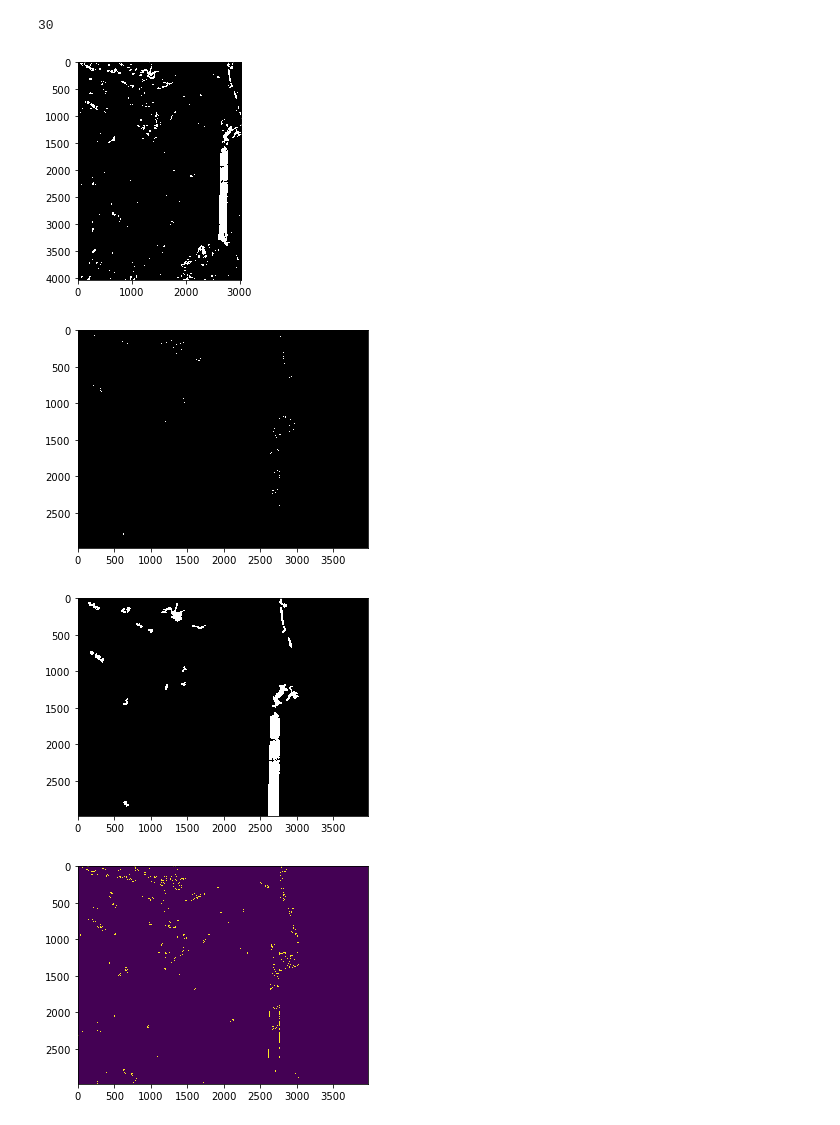
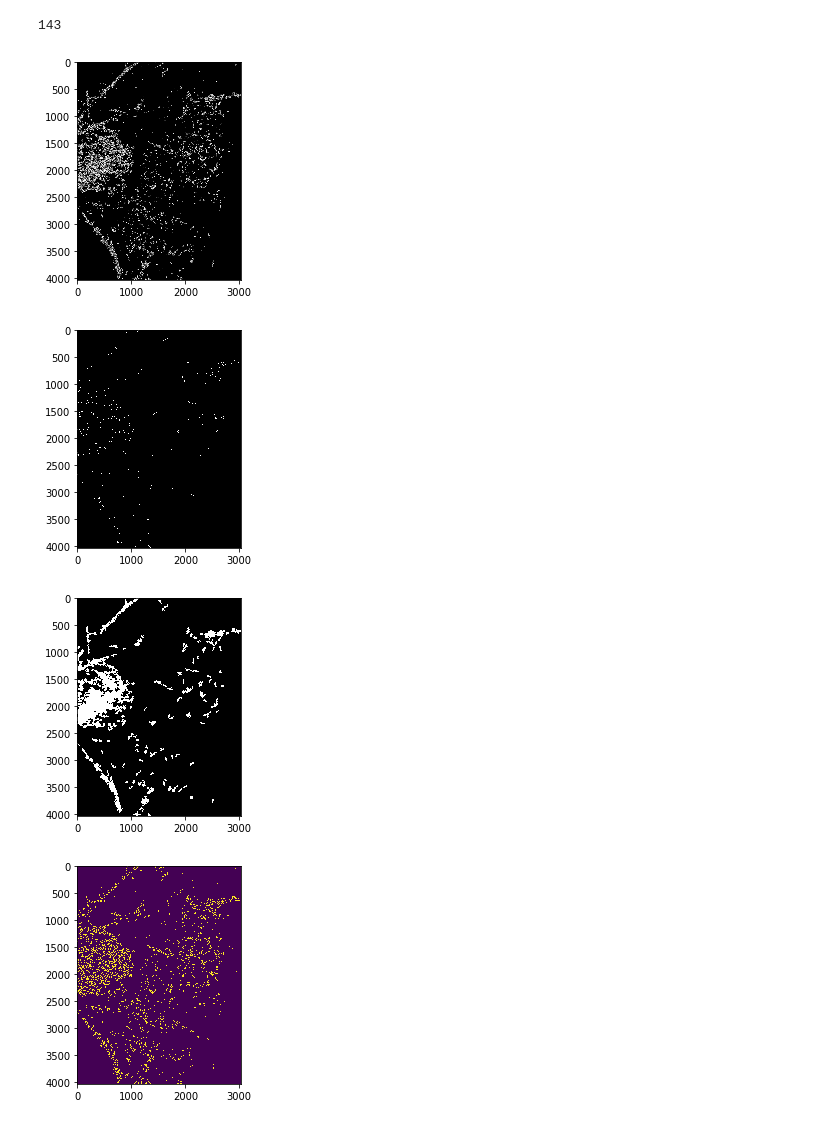
Before and after one commit to linjianxiang/Ground_fuel, a Jupyter notebook: dead_wood_rm_white.ipynb, the cells around one changed output. Drawn from its saved outputs; the diff is of its cells as text; code cells hidden in the pictures.

Commit message:
wood seems done

```diff
--- a/dead_wood_rm_white.ipynb
+++ b/dead_wood_rm_white.ipynb
@@ -20,8 +20,8 @@ def midpoint(ptA, ptB):
 # load the image, convert it to grayscale, and blur it slightly
 # image = cv2.imread(args["image"])
 # image = cv2.imread('ground-fuel-example3.jpg')
-# image = cv2.imread('19-PM42253411-4Da.jpg')
-image = cv2.imread('19-PM42123427-2Df.jpg')
+image = cv2.imread('19-PM42563430-4De.jpg')
+# image = cv2.imread('19-PM42123427-1Da.jpg')
 dx,dy,dc = image.shape
 
 red_channel = image.copy()
@@ -97,7 +131,7 @@ TypeError: Image data of dtype object cannot be converted to float
 # %%
 # perform threshold detection, then perform amorephology open and close
 
-ret,img = cv2.threshold(gray, 230, 255,0)
+ret,img = cv2.threshold(gray, 200, 255,0)
 # img = cv2.adaptiveThreshold(gray,255,cv2.ADAPTIVE_THRESH_GAUSSIAN_C,cv2.THRESH_BINARY,11,2)
 plt.imshow(img,'gray')
 plt.show()
@@ -193,0 +265,22 @@ plt.show()
+# %%
+image = wood_pre.copy()
+gray = cv2.cvtColor(image, cv2.COLOR_RGB2GRAY)
+gray = cv2.GaussianBlur(gray, (3, 3), cv2.THRESH_BINARY)
+# gray = cv2.equalizeHist(gray)
+plt.imshow(gray,'gray')
+plt.show()
+
+img_bw = gray.copy()
+
+se1 = cv2.getStructuringElement(cv2.MORPH_RECT, (15,15))
+se2 = cv2.getStructuringElement(cv2.MORPH_RECT, (2,2))
+
+mask = cv2.morphologyEx(img_bw, cv2.MORPH_OPEN, se1)
+out = gray * mask
+plt.imshow(out,'gray')
+plt.show()
+
+# mask = cv2.morphologyEx(mask, cv2.MORPH_CLOSE, se2)
+# out = img * mask
+plt.imshow(out,'gray')
+plt.show()
@@ -194,36 +358,34 @@ plt.show()
 # %%
 test = np.zeros((dx, dy),dtype=np.uint8)
 filled = np.zeros((dx, dy),dtype=np.uint8)
 counter = 0
 orig = test
 # loop over the contours individually
 for c in cnts:
     # if the contour is not sufficiently large, ignore it
-    if cv2.contourArea(c) < 2000:
+    if cv2.contourArea(c) < 1500:
         continue
     counter = counter +1
-
     orig = cv2.drawContours(orig, c, -1, (255, 255,255), 2)
     cv2.fillPoly(filled, pts = [c], color=(255,255,255))
 
 print(counter)
-
 plt.imshow(out,'gray')
 plt.show()
 
 plt.imshow(orig,'gray')
 plt.show()
 
 plt.imshow(filled,'gray')
 plt.show()
 
-test = np.zeros((2977, 3969),dtype=np.uint8)
+test = np.zeros((dx, dy),dtype=np.uint8)
 test = cv2.drawContours(test, cnts, -1, (255, 255,255), 2)
 plt.imshow(test)
 plt.show()
 # %% [output]
-30
+143
-[figure, old version]
+[figure, new version]
-[figure, old version]
+[figure, new version]
-[figure, old version]
+[figure, new version]
-[figure, old version]
+[figure, new version]
```
Also changed, not shown: parts of 13 cells of this notebook.
